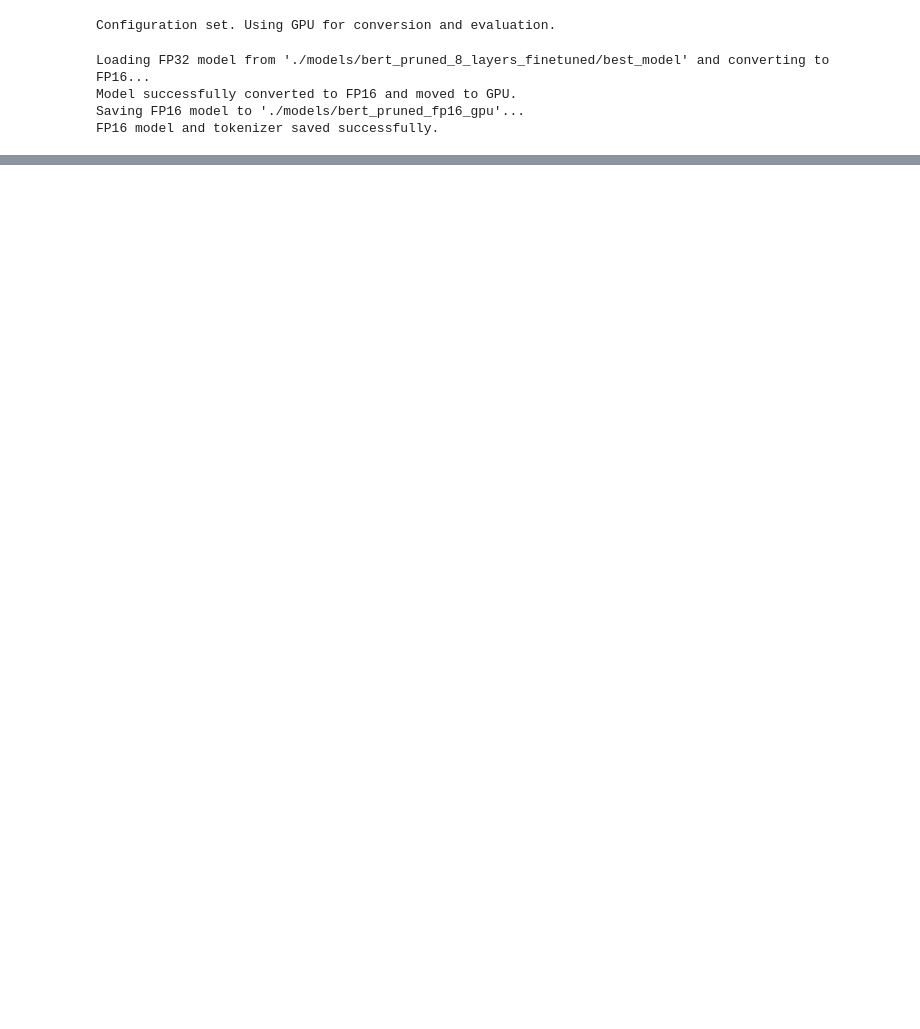
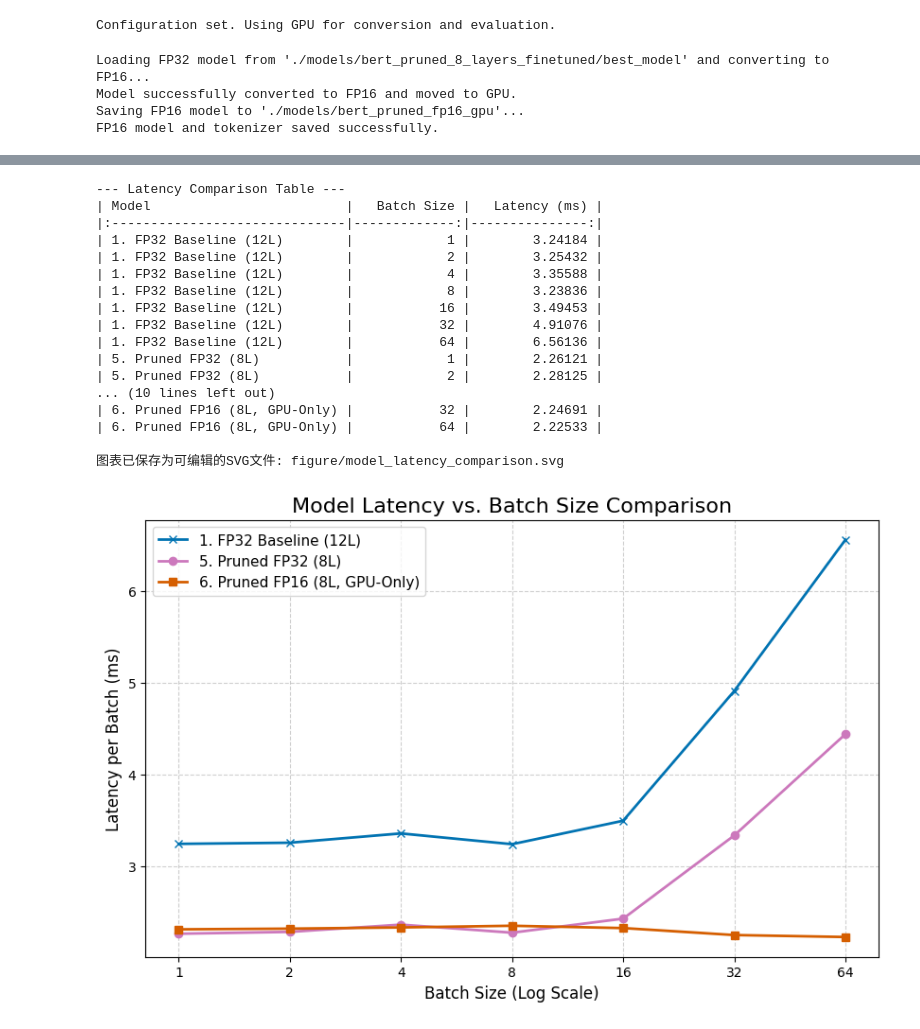
Before and after one commit to ManiaAmaeOvo/bert-layer-pruning-quantization, a Jupyter notebook: bert_base/base_pruned_fp16.ipynb, the cells around one changed output, grey strips where cells are left out. Cells and saved outputs as stored; diff of their text form; code cells hidden in the pictures; blank space fills up the shorter version.

```diff
--- a/bert_base/base_pruned_fp16.ipynb
+++ b/bert_base/base_pruned_fp16.ipynb
@@ -125,20 +116,23 @@ Dataset ready.
 # %%
+# =======================================================
+# 步骤 5: 评估三个模型的 尺寸、显存、延迟和精度
+# =======================================================
 results = []
 models_to_compare = [
-    {"name": "Pruned FP32 (8L)", "path": PRUNED_FP32_MODEL_PATH, "dtype": torch.float32},
-    {"name": "Pruned FP16 (8L)", "path": PRUNED_FP16_MODEL_SAVE_PATH, "dtype": torch.float16}
+    {"name": "1. FP32 Baseline (12L)", "path": BASELINE_FP32_MODEL_PATH, "dtype": torch.float32},
+    {"name": "5. Pruned FP32 (8L)", "path": PRUNED_FP32_MODEL_PATH, "dtype": torch.float32},
+    {"name": "6. Pruned FP16 (8L, GPU-Only)", "path": PRUNED_FP16_MODEL_SAVE_PATH, "dtype": torch.float16}
 ]
 
 for config in models_to_compare:
     print(f"\n{'='*20} EVALUATING: {config['name']} {'='*20}")
     current_results = {"Model": config['name']}
-
-    # 获取模型大小
     current_results["Size (MB)"] = get_model_size(config['path'])
 
     # 加载模型
     model = AutoModelForSequenceClassification.from_pretrained(config['path'], torch_dtype=config['dtype']).to(DEVICE)
-    tokenizer = AutoTokenizer.from_pretrained(config['path'])
+    # --- 修改点 4: 移除此处的 tokenizer 加载，使用前面已加载的全局 tokenizer ---
+    # tokenizer = AutoTokenizer.from_pretrained(config['path']) # <--- 已删除
 
     # 测量峰值显存
     torch.cuda.reset_peak_memory_stats(DEVICE)
@@ -148,7 +142,7 @@ for config in models_to_compare:
     peak_mem_mb = torch.cuda.max_memory_allocated(DEVICE) / (1024 * 1024)
     current_results["Peak GPU Mem (MB)"] = peak_mem_mb
 
-    # 测量延迟和精度
+    # 测量延迟和精度 (传入全局 tokenizer)
     current_results["Latency (GPU, ms)"] = measure_latency(model, tokenizer, DEVICE)
     current_results["Accuracy (GPU)"] = evaluate_accuracy(model, tokenizer, DEVICE, eval_dataloader)
 
@@ -159,10 +153,8 @@ for config in models_to_compare:
 # 展示对比结果
 print(f"\n{'='*25} FINAL RESULTS {'='*25}")
 df = pd.DataFrame(results)
-# 格式化
 for col in ["Size (MB)", "Peak GPU Mem (MB)", "Latency (GPU, ms)"]:
     df[col] = df[col].map('{:.2f}'.format)
 df["Accuracy (GPU)"] = df["Accuracy (GPU)"].map('{:.4f}'.format)
-
 print(df.to_markdown(index=False))
 # %% [output]
@@ -330,0 +268,58 @@ FP16 Latency: 2.19 ms
+# %%
+# --- 准备可视化数据 ---
+df_latency = pd.DataFrame(latency_results)
+print("\n--- Latency Comparison Table ---")
+print(df_latency.to_markdown(index=False))
+
+# --- 修改点 4: 循环绘图，应用指定配色和图例 ---
+plt.figure(figsize=(10, 6))
+
+for model_config in models_for_latency_test:
+    model_name = model_config['name']
+    subset_df = df_latency[df_latency["Model"] == model_name]
+    plt.plot(
+        subset_df["Batch Size"],
+        subset_df["Latency (ms)"],
+        marker=model_config['marker'],
+        label=model_name,
+        color=model_config['color'],
+        linewidth=2
+    )
+
+# --- 更新图表元素 ---
+plt.xlabel("Batch Size (Log Scale)", fontsize=12)
+plt.ylabel("Latency per Batch (ms)", fontsize=12)
+plt.title("Model Latency vs. Batch Size Comparison", fontsize=16)
+plt.legend(fontsize=11)
+plt.grid(True, linestyle='--', alpha=0.6)
+plt.xscale('log', base=2)
+plt.xticks(BATCH_SIZES, BATCH_SIZES) # 确保X轴刻度清晰显示所有批量大小
+
+# --- 保存图表 ---
+output_dir = 'figure'
+output_filename = 'model_latency_comparison.svg'
+os.makedirs(output_dir, exist_ok=True)
+plt.savefig(os.path.join(output_dir, output_filename), format='svg', bbox_inches='tight', transparent=True)
+print(f"\n图表已保存为可编辑的SVG文件: {os.path.join(output_dir, output_filename)}")
+
+# 显示图表
+plt.show()
+# %% [output]
+--- Latency Comparison Table ---
+| Model                         |   Batch Size |   Latency (ms) |
+|:------------------------------|-------------:|---------------:|
+| 1. FP32 Baseline (12L)        |            1 |        3.24184 |
+| 1. FP32 Baseline (12L)        |            2 |        3.25432 |
+| 1. FP32 Baseline (12L)        |            4 |        3.35588 |
+| 1. FP32 Baseline (12L)        |            8 |        3.23836 |
+| 1. FP32 Baseline (12L)        |           16 |        3.49453 |
+| 1. FP32 Baseline (12L)        |           32 |        4.91076 |
+| 1. FP32 Baseline (12L)        |           64 |        6.56136 |
+| 5. Pruned FP32 (8L)           |            1 |        2.26121 |
+| 5. Pruned FP32 (8L)           |            2 |        2.28125 |
+... (10 lines left out)
+| 6. Pruned FP16 (8L, GPU-Only) |           32 |        2.24691 |
+| 6. Pruned FP16 (8L, GPU-Only) |           64 |        2.22533 |
+
+图表已保存为可编辑的SVG文件: figure/model_latency_comparison.svg
+[figure, added]
```
Also changed, not shown: parts of 8 cells of this notebook, 6 other files.
